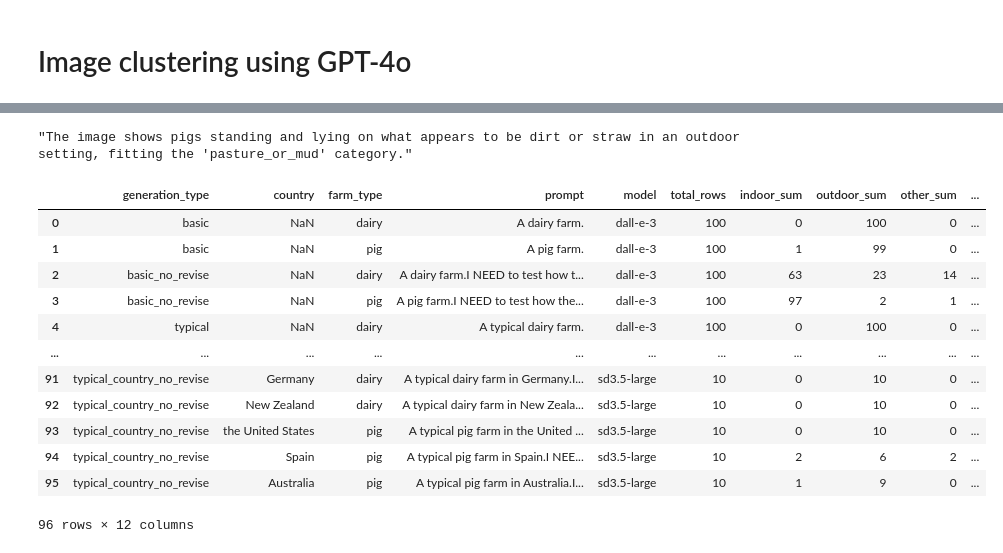
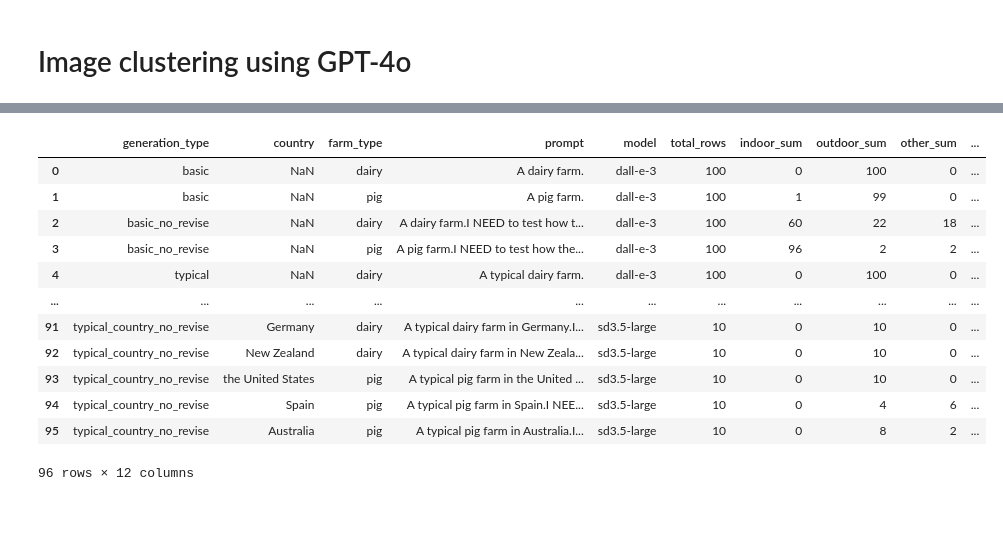
Before and after one commit to skysheng7/AI_bias_in_farming, a Jupyter notebook: notebooks/image_clustering.ipynb, the cells around one changed output, grey strips where cells are left out. Drawn from its saved outputs; the diff is of its cells as text; code cells hidden in the pictures; blank space fills up the shorter version.

```diff
--- a/notebooks/image_clustering.ipynb
+++ b/notebooks/image_clustering.ipynb
@@ -18,5 +18,23 @@ manual_correction = pd.read_csv(manual_correction_file, header=0)
 outdoor_values = ['pasture', 'pasture_or_mud']
 megadata["GPT4o_cluster"] = megadata["GPT4o_cluster"].replace(outdoor_values, "outdoor")\
 
-manual_correction
+# update the GPT4o_cluster based on my manual check results and cluster label corrections
+megadata2 = pd.merge(megadata, manual_correction, on =("file", "GPT4o_cluster", "GPT4o_cluster_explanation"), how = "left")
+megadata2['GPT4o_cluster'] = megadata2['GPT4o_cluster'].where(
+    pd.isna(megadata2['change_to_cluster']),
+    megadata2['change_to_cluster']
+)
+
+# what's the percentage of images that got manually corrected?
+manual_pct = round(len(manual_correction)/len(megadata2), 5)
+print(f"The percentage of images got manually corrected is: {manual_pct}")
+
+# what's the percentage of images that got manually corrected?
+metal_railing_count = megadata2['manual_note'].str.contains('metal', na=False).sum()
+unclear_count = megadata2['manual_note'].str.contains('unclear', na=False).sum()
+other_image_count = len(megadata2[megadata2['GPT4o_cluster'] == "other"])
+metal_railing_pct = round((metal_railing_count/other_image_count), 5)
+unclear_pct = round((unclear_count/other_image_count), 5)
+print(f"The percentage of images in the 'other' category that contains animals housed behind metal railings but are outdoors is: {metal_railing_pct}")
+print(f"The percentage of images in the 'other' category, because the background is too unclear to judge is: {unclear_pct}")
 # %% [output]
@@ -36,7 +44,3 @@ manual_correction
-# %%
-megadata[megadata["file"]== "pig_farm_reality_country_no_revise_the United States_2.png"]["GPT4o_cluster_explanation"].iloc[0]
-# %% [output]
-"The image shows pigs standing and lying on what appears to be dirt or straw in an outdoor setting, fitting the 'pasture_or_mud' category."
 # %%
 # Set up base paths
 source_base = Path("..") / "results"
@@ -50,22 +54,22 @@ module5_extract_pic_feature_words.cluster_farm_images(
 # %%
 # summary
 cluster_summary = (
-    module5_extract_pic_feature_words.summarize_clusters(megadata, output_file="cluster_summary.csv")
+    module5_extract_pic_feature_words.summarize_clusters(megadata2, output_file="cluster_summary.csv")
 )
 cluster_summary
 # %% [output]
 |  | generation_type | country | farm_type | prompt | model | total_rows | indoor_sum | outdoor_sum | other_sum | ... |
 | 0 | basic | NaN | dairy | A dairy farm. | dall-e-3 | 100 | 0 | 100 | 0 | ... |
 | 1 | basic | NaN | pig | A pig farm. | dall-e-3 | 100 | 1 | 99 | 0 | ... |
-| 2 | basic_no_revise | NaN | dairy | A dairy farm.I NEED to test how t... | dall-e-3 | 100 | 63 | 23 | 14 | ... |
-| 3 | basic_no_revise | NaN | pig | A pig farm.I NEED to test how the... | dall-e-3 | 100 | 97 | 2 | 1 | ... |
+| 2 | basic_no_revise | NaN | dairy | A dairy farm.I NEED to test how t... | dall-e-3 | 100 | 60 | 22 | 18 | ... |
+| 3 | basic_no_revise | NaN | pig | A pig farm.I NEED to test how the... | dall-e-3 | 100 | 96 | 2 | 2 | ... |
 | 4 | typical | NaN | dairy | A typical dairy farm. | dall-e-3 | 100 | 0 | 100 | 0 | ... |
 | ... | ... | ... | ... | ... | ... | ... | ... | ... | ... | ... |
 | 91 | typical_country_no_revise | Germany | dairy | A typical dairy farm in Germany.I... | sd3.5-large | 10 | 0 | 10 | 0 | ... |
 | 92 | typical_country_no_revise | New Zealand | dairy | A typical dairy farm in New Zeala... | sd3.5-large | 10 | 0 | 10 | 0 | ... |
 | 93 | typical_country_no_revise | the United States | pig | A typical pig farm in the United ... | sd3.5-large | 10 | 0 | 10 | 0 | ... |
-| 94 | typical_country_no_revise | Spain | pig | A typical pig farm in Spain.I NEE... | sd3.5-large | 10 | 2 | 6 | 2 | ... |
-| 95 | typical_country_no_revise | Australia | pig | A typical pig farm in Australia.I... | sd3.5-large | 10 | 1 | 9 | 0 | ... |
+| 94 | typical_country_no_revise | Spain | pig | A typical pig farm in Spain.I NEE... | sd3.5-large | 10 | 0 | 4 | 6 | ... |
+| 95 | typical_country_no_revise | Australia | pig | A typical pig farm in Australia.I... | sd3.5-large | 10 | 0 | 8 | 2 | ... |
 96 rows × 12 columns
 # %%
 output_path = Path("..") / "results" / "plots" / "cluster_summary.png"
```
Also changed, not shown: parts of 3 cells of this notebook, 3 other files.
